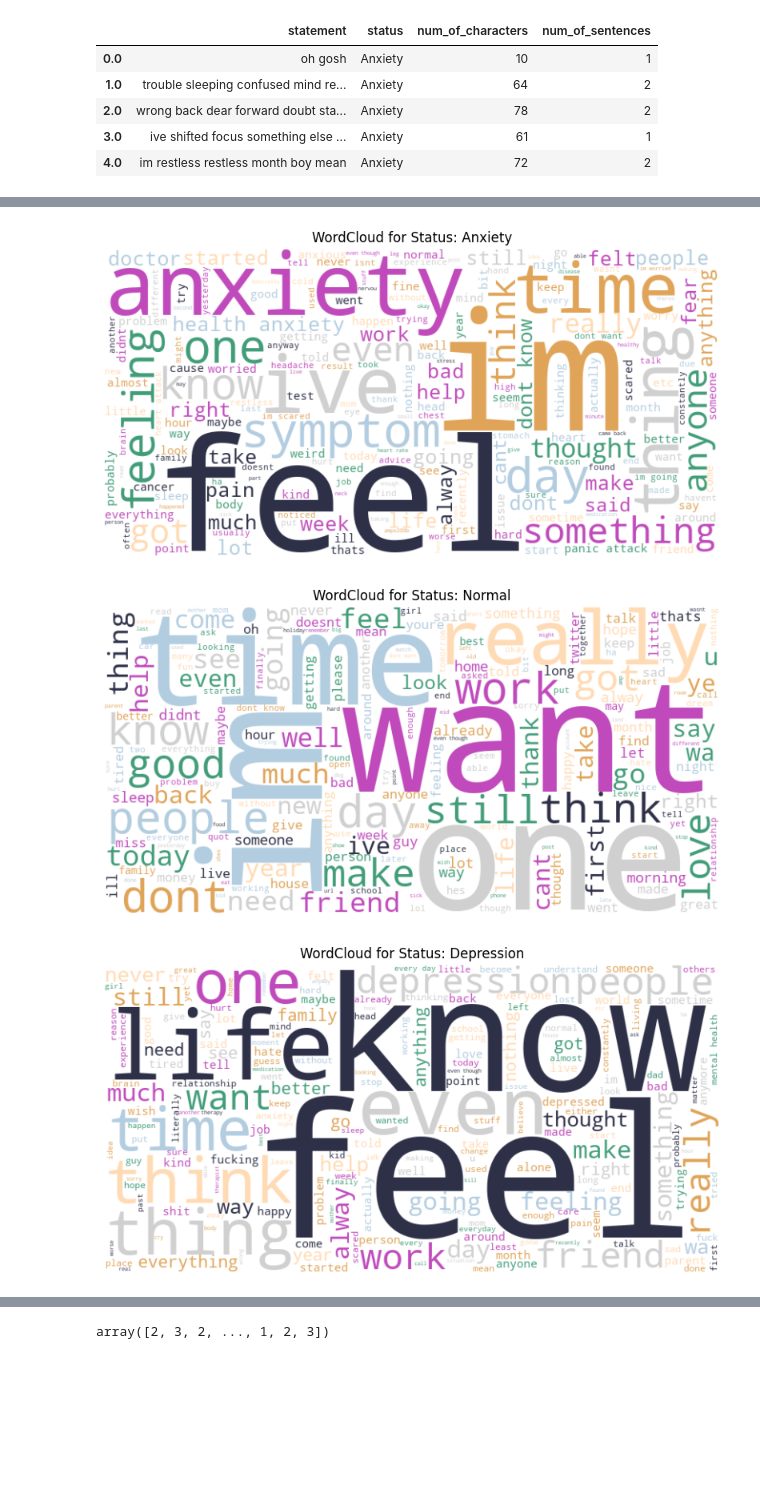
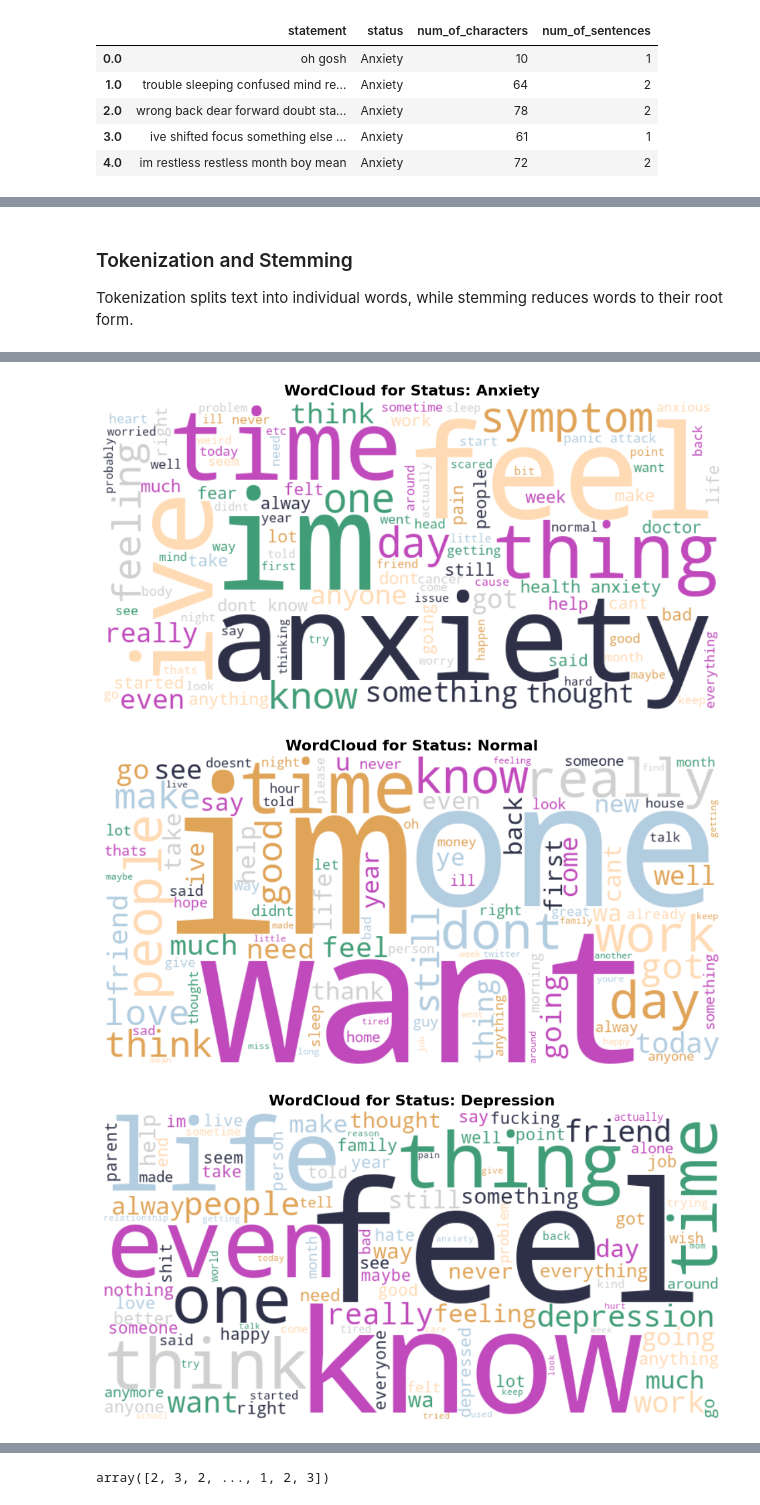
Before and after one commit to SurajKhodade15/mental_health_analysis_nlp, a Jupyter notebook: mental_health_analysis.ipynb, the cells around one changed output, grey strips where cells are left out. Saved outputs shown, nothing was run; the diff lists cells and outputs as text; code cells hidden in the pictures; blank space fills up the shorter version.

```diff
--- a/mental_health_analysis.ipynb
+++ b/mental_health_analysis.ipynb
@@ -223,6 +324,10 @@ df.head()
 | 2.0 | wrong back dear forward doubt sta... | Anxiety | 78 | 2 | [wrong, back, dear, forward, doub... |
 | 3.0 | ive shifted focus something else ... | Anxiety | 61 | 1 | [ive, shifted, focus, something, ... |
 | 4.0 | im restless restless month boy mean | Anxiety | 72 | 2 | [im, restless, restless, month, b... |
+# %% [markdown]
+### Tokenization and Stemming
+
+Tokenization splits text into individual words, while stemming reduces words to their root form.
 # %%
 # Initialize the stemmer
 stemmer = PorterStemmer()
@@ -245,26 +350,31 @@ df.head()
 # %%
 # Get unique categories in 'status'
 statuses = df['status'].unique()
 
 # Define a color function
 def color_func(word, font_size, position, orientation, random_state=101, **kwargs):
     return random.choice(colors)
 
 # Generate and plot the WordCloud for each category
-for status in statuses:
+for i, status in enumerate(statuses):
     # Filter the tokens data for the current status
     tokens_data = ' '.join(df[df['status'] == status]['tokens'].dropna().apply(lambda x: ' '.join(x)).tolist())
 
     # Generate the WordCloud
-    wordcloud = WordCloud(width=800, height=400, background_color='white', color_func=color_func).generate(tokens_data)
+    wordcloud = WordCloud(width=800, height=400, background_color='white',
+                         color_func=color_func, max_words=100).generate(tokens_data)
 
     # Plot the WordCloud
-    plt.figure(figsize=(10, 5))
+    plt.figure(figsize=(12, 6))
     plt.imshow(wordcloud, interpolation='bilinear')
     plt.axis('off')  # Turn off axis
-    plt.title(f'WordCloud for Status: {status}')
+    plt.title(f'WordCloud for Status: {status}', fontsize=16, fontweight='bold')
+
+    # Save the plot
+    safe_filename = status.replace(' ', '_').replace('/', '_')
+    plt.savefig(f'plots/wordcloud_{safe_filename}.png', dpi=300, bbox_inches='tight')
     plt.show()
 # %% [output]
-[figure, old version]
+[figure, new version]
-[figure, old version]
+[figure, new version]
-[figure, old version]
+[figure, new version]
```
Also changed, not shown: parts of 24 cells of this notebook, 23 other files.
